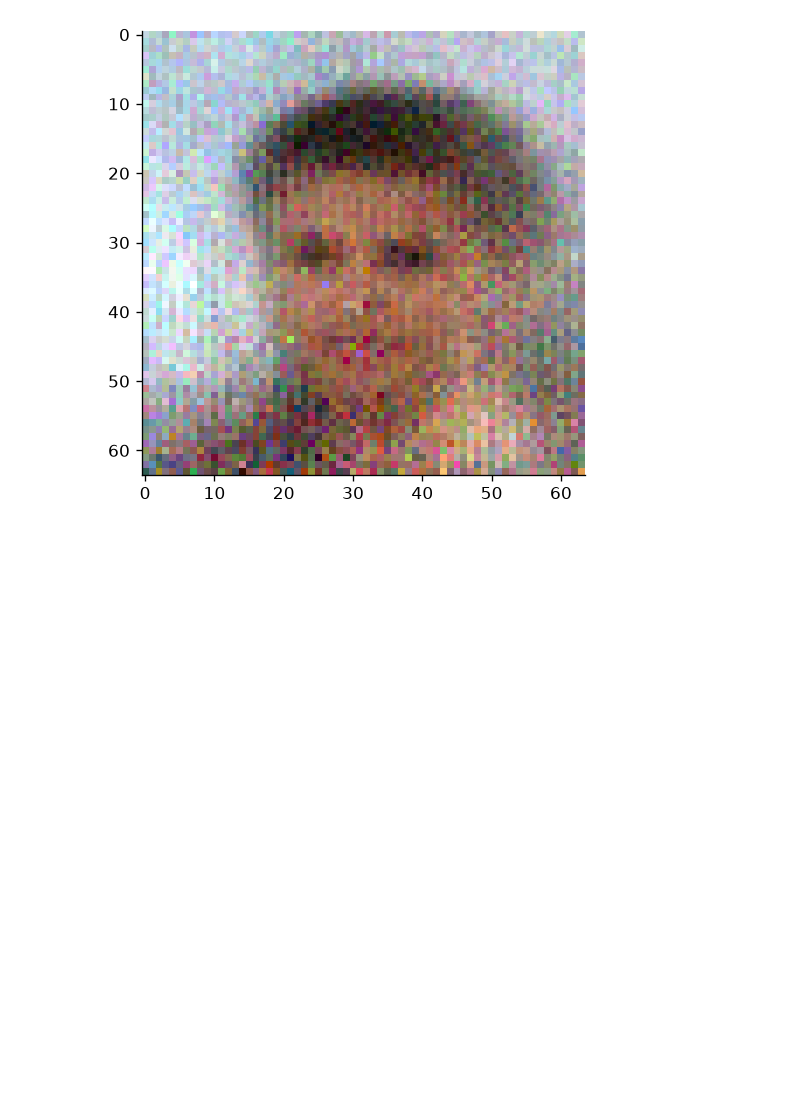
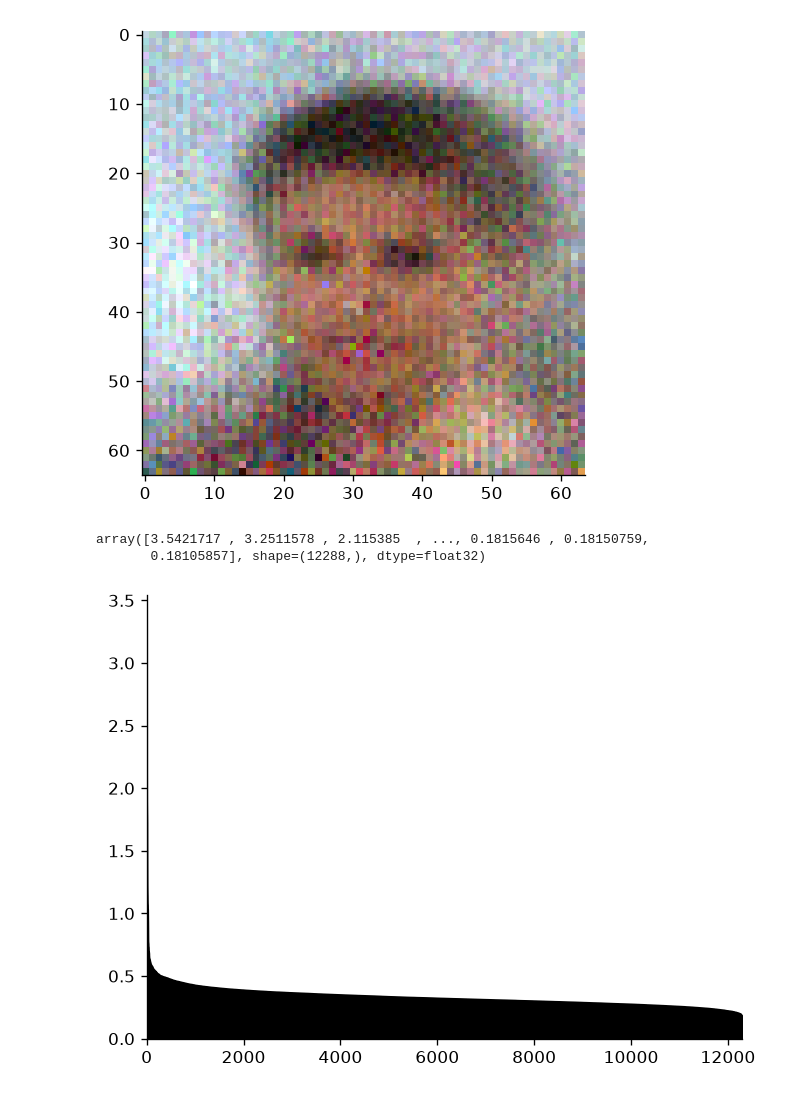
Before and after one commit to al3kseyka/scince_school, a Jupyter notebook: faces.ipynb, the cells around one changed output. Saved outputs shown, nothing was run; the diff lists cells and outputs as text; code cells hidden in the pictures; blank space fills up the shorter version.

```diff
--- a/faces.ipynb
+++ b/faces.ipynb
@@ -166,2 +166,2 @@ torch.save(model.state_dict(), "./models/big")
 # %%
-model.load_state_dict(torch.load("./models/simple", weights_only=True))
+model.load_state_dict(torch.load("./models/big", weights_only=True))
@@ -241,3 +243,26 @@ Clipping input data to the valid range for imshow with RGB data ([0..1] for floa
 Clipping input data to the valid range for imshow with RGB data ([0..1] for floats or [0..255] for integers). Got range [-0.2946291..1.1636306].
 Clipping input data to the valid range for imshow with RGB data ([0..1] for floats or [0..255] for integers). Got range [-0.2946291..1.1636306].
 [figure]
+# %%
+importance = model.log_scale.numpy(force=True)
+# %%
+importance = (1 / np.exp(importance))
+importance.sort()
+importance = importance[::-1]
+importance
+# %% [output]
+array([3.5421717 , 3.2511578 , 2.115385  , ..., 0.1815646 , 0.18150759,
+       0.18105857], shape=(12288,), dtype=float32)
+# %%
+fig, ax = plt.subplots()
+
+# ax.plot(range(importance.shape[0]), importance, alp)
+
+ax.fill_between(range(importance.shape[0]), importance, 0, color="#000000")
+
+ax.set_ylim(0, importance[0])
+ax.set_xlim(0, importance.shape[0])
+
+fig.savefig("gallary/CelebAWide.png")
+# %% [output]
+[figure, added]
```
Also changed, not shown: parts of 7 cells of this notebook.
